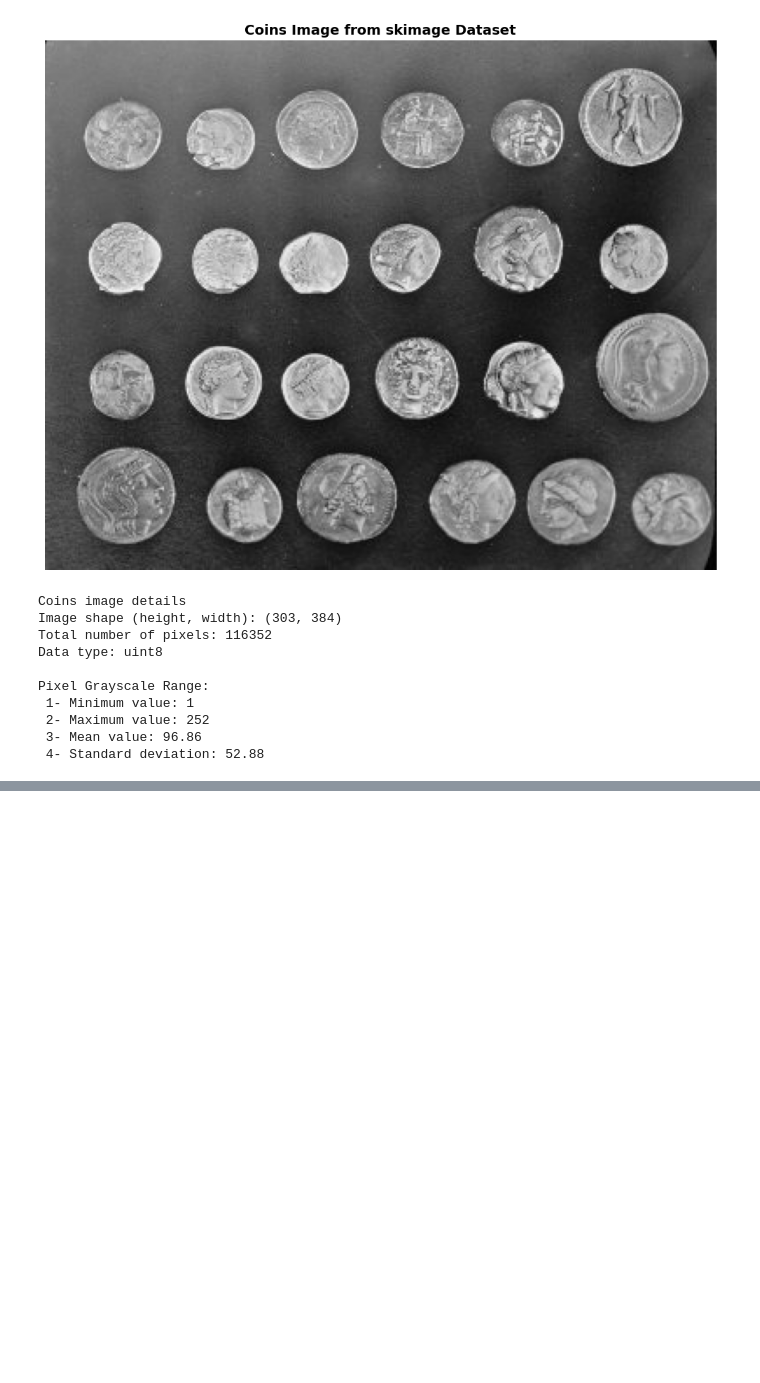
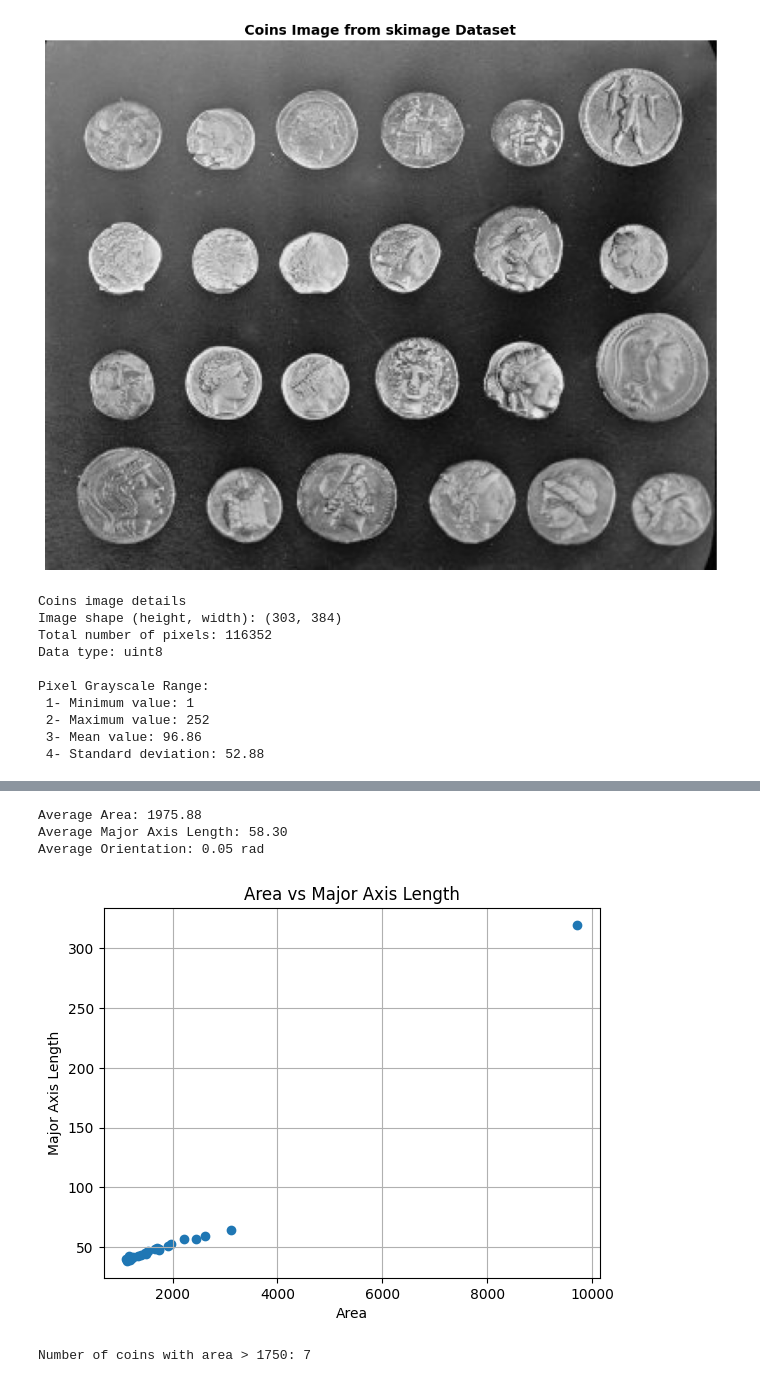
Before and after one commit to Valsiana-Sokollari/ComputerVision, a Jupyter notebook: Solution.ipynb, the cells around one changed output, grey strips where cells are left out. Saved outputs shown, nothing was run; the diff lists cells and outputs as text; code cells hidden in the pictures; blank space fills up the shorter version.

```diff
--- a/Solution.ipynb
+++ b/Solution.ipynb
@@ -62,0 +164,30 @@ Bright peak (~200-240): Background and highlights
+# %%
+from skimage.measure import regionprops
+
+regions = regionprops(labels)
+
+areas = [r.area for r in regions]
+majors = [r.major_axis_length for r in regions]
+orientations = [r.orientation for r in regions]
+
+print(f"Average Area: {np.mean(areas):.2f}")
+print(f"Average Major Axis Length: {np.mean(majors):.2f}")
+print(f"Average Orientation: {np.mean(orientations):.2f} rad")
+
+plt.scatter(areas, majors)
+plt.xlabel("Area")
+plt.ylabel("Major Axis Length")
+plt.title("Area vs Major Axis Length")
+plt.grid(True)
+plt.show()
+# %% [output]
+Average Area: 1975.88
+Average Major Axis Length: 58.30
+Average Orientation: 0.05 rad
+[figure, added]
+# %%
+big_regions = [r for r in regions if r.area > 1750]
+num_big_coins = len(big_regions)
+print(f"Number of coins with area > 1750: {num_big_coins}")
+# %% [output]
+Number of coins with area > 1750: 7
```
Also changed, not shown: parts of 7 cells of this notebook.
